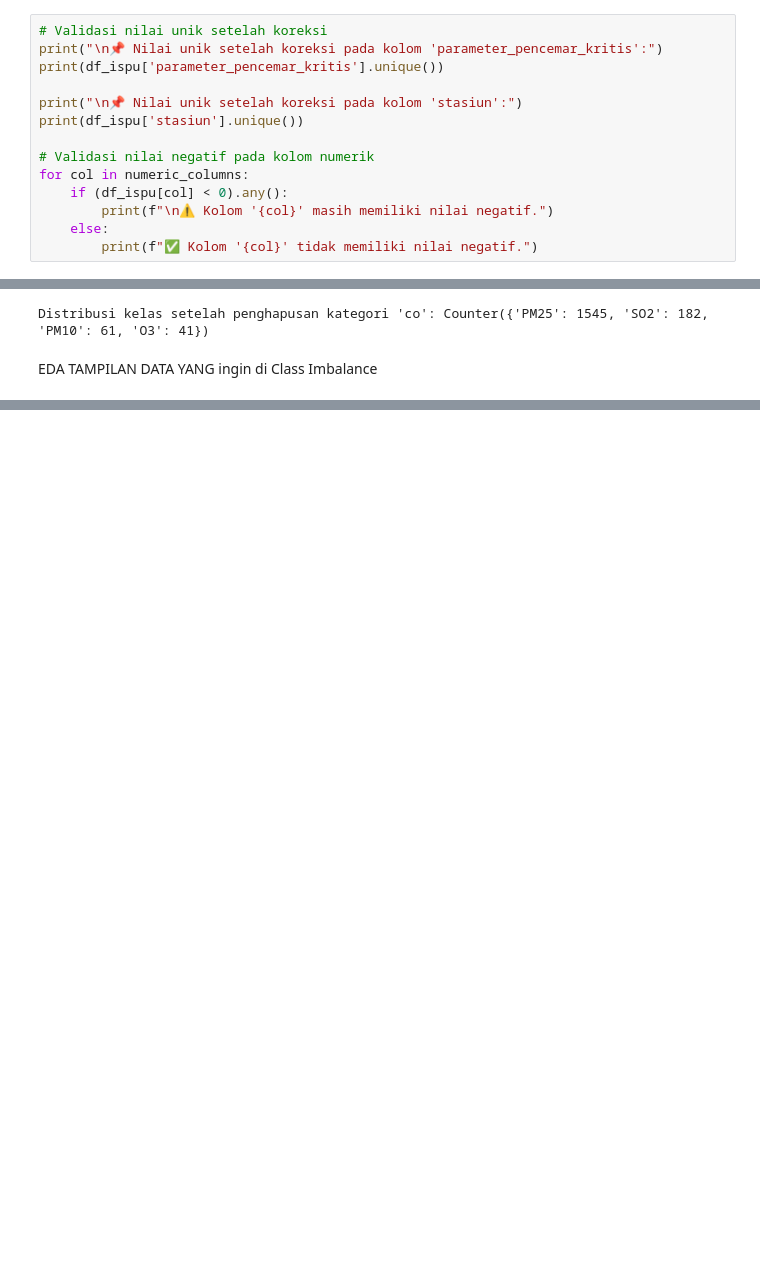
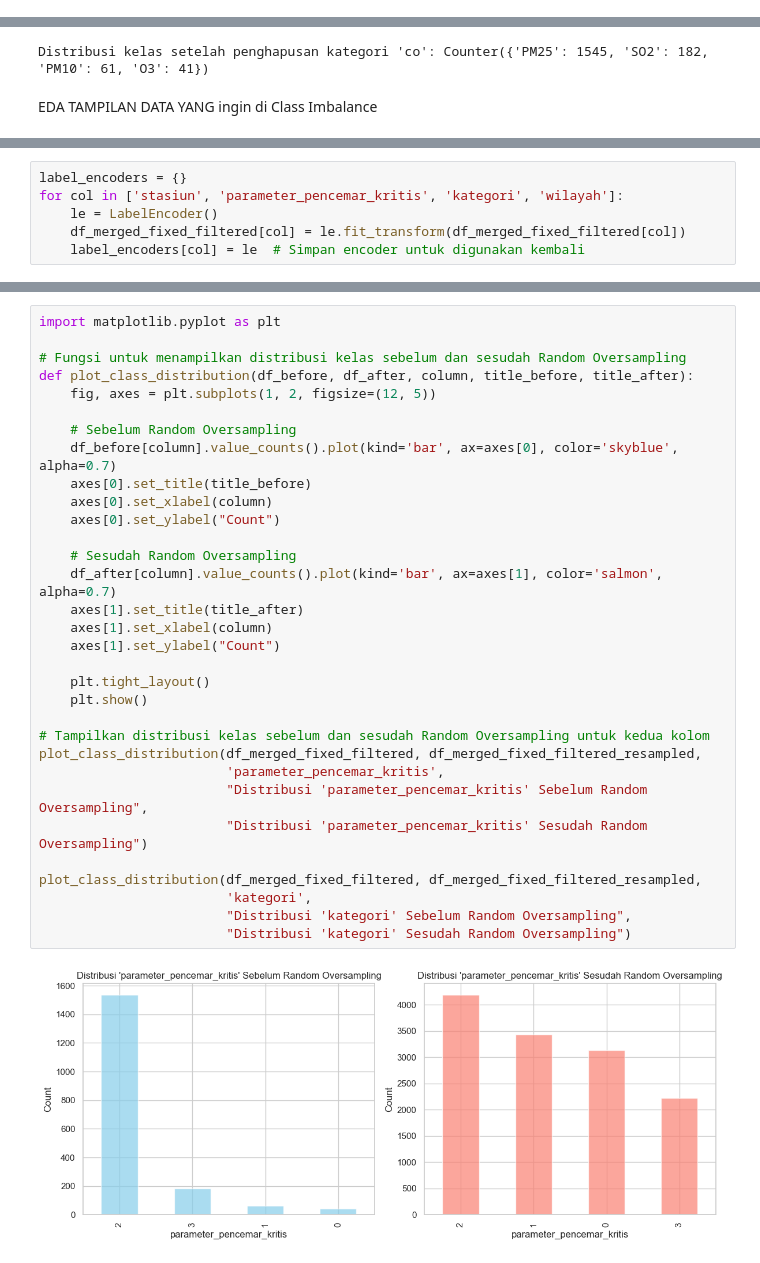
Before and after one commit to Anezz12/PROYEK-DATA-MINING, a Jupyter notebook: DATA_PREPARATION_22_11_4958._dumy.ipynb, the cells around one changed output, grey strips where cells are left out. Drawn from its saved outputs; the diff is of its cells as text; blank space fills up the shorter version.

```diff
--- a/DATA_PREPARATION_22_11_4958._dumy.ipynb
+++ b/DATA_PREPARATION_22_11_4958._dumy.ipynb
@@ -257,14 +230,0 @@ Validasi Hasil Koreksi
-# %%
-# Validasi nilai unik setelah koreksi
-print("\n📌 Nilai unik setelah koreksi pada kolom 'parameter_pencemar_kritis':")
-print(df_ispu['parameter_pencemar_kritis'].unique())
-
-print("\n📌 Nilai unik setelah koreksi pada kolom 'stasiun':")
-print(df_ispu['stasiun'].unique())
-
-# Validasi nilai negatif pada kolom numerik
-for col in numeric_columns:
-    if (df_ispu[col] < 0).any():
-        print(f"\n⚠️ Kolom '{col}' masih memiliki nilai negatif.")
-    else:
-        print(f"✅ Kolom '{col}' tidak memiliki nilai negatif.")
@@ -464,0 +502,6 @@ Passing `palette` without assigning `hue` is deprecated and will be removed in v
+# %%
+label_encoders = {}
+for col in ['stasiun', 'parameter_pencemar_kritis', 'kategori', 'wilayah']:
+    le = LabelEncoder()
+    df_merged_fixed_filtered[col] = le.fit_transform(df_merged_fixed_filtered[col])
+    label_encoders[col] = le  # Simpan encoder untuk digunakan kembali
@@ -464,0 +564,34 @@ Passing `palette` without assigning `hue` is deprecated and will be removed in v
+# %%
+import matplotlib.pyplot as plt
+
+# Fungsi untuk menampilkan distribusi kelas sebelum dan sesudah Random Oversampling
+def plot_class_distribution(df_before, df_after, column, title_before, title_after):
+    fig, axes = plt.subplots(1, 2, figsize=(12, 5))
+
+    # Sebelum Random Oversampling
+    df_before[column].value_counts().plot(kind='bar', ax=axes[0], color='skyblue', alpha=0.7)
+    axes[0].set_title(title_before)
+    axes[0].set_xlabel(column)
+    axes[0].set_ylabel("Count")
+
+    # Sesudah Random Oversampling
+    df_after[column].value_counts().plot(kind='bar', ax=axes[1], color='salmon', alpha=0.7)
+    axes[1].set_title(title_after)
+    axes[1].set_xlabel(column)
+    axes[1].set_ylabel("Count")
+
+    plt.tight_layout()
+    plt.show()
+
+# Tampilkan distribusi kelas sebelum dan sesudah Random Oversampling untuk kedua kolom
+plot_class_distribution(df_merged_fixed_filtered, df_merged_fixed_filtered_resampled,
+                        'parameter_pencemar_kritis',
+                        "Distribusi 'parameter_pencemar_kritis' Sebelum Random Oversampling",
+                        "Distribusi 'parameter_pencemar_kritis' Sesudah Random Oversampling")
+
+plot_class_distribution(df_merged_fixed_filtered, df_merged_fixed_filtered_resampled,
+                        'kategori',
+                        "Distribusi 'kategori' Sebelum Random Oversampling",
+                        "Distribusi 'kategori' Sesudah Random Oversampling")
+# %% [output]
+[figure, added]
```
Also changed, not shown: parts of 20 cells of this notebook, 2 other files.
